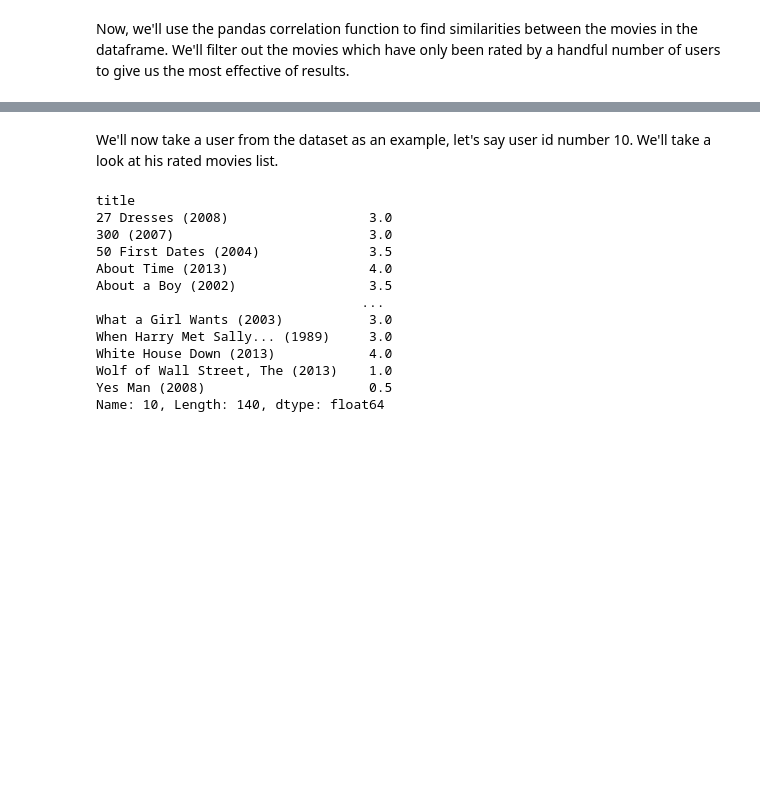
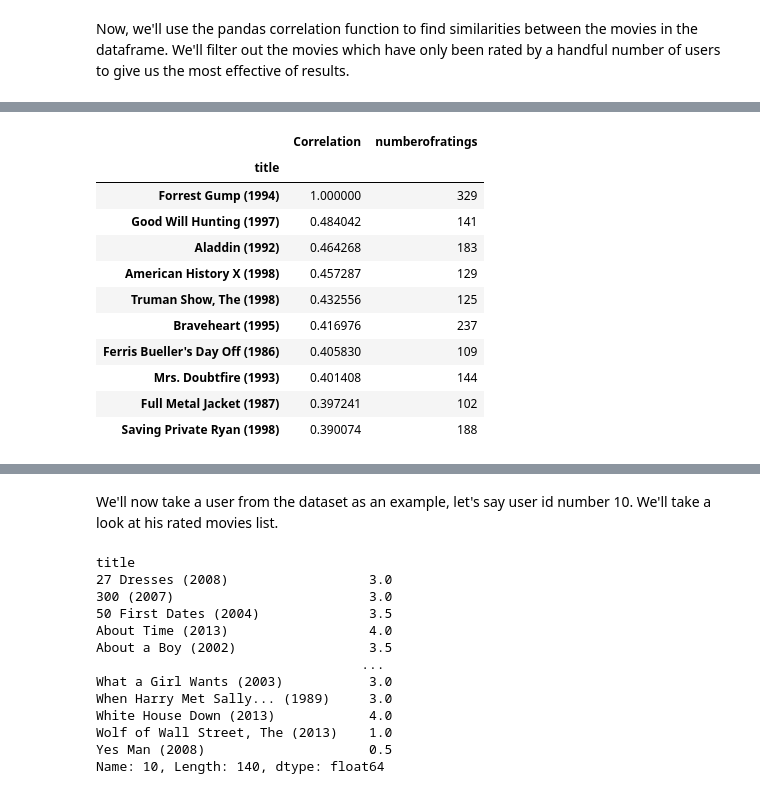
Before and after one commit to hosadman/movie-recommendation-system, a Jupyter notebook: Movie-Recommendation-System.ipynb, the cells around one changed output, grey strips where cells are left out. Drawn from its saved outputs; the diff is of its cells as text; code cells hidden in the pictures; blank space fills up the shorter version.

Commit message:
Added moviewise correlation recommendation

```diff
--- a/Movie-Recommendation-System.ipynb
+++ b/Movie-Recommendation-System.ipynb
@@ -89,0 +115,7 @@ Now, we'll use the pandas correlation function to find similarities between the
+# %%
+GumpCorr= userRatings.corrwith(GumpRatings)
+BraveCorr = userRatings.corrwith(BraveRatings)
+Gumpdf = pd.DataFrame(GumpCorr, columns=['Correlation'])
+Gumpdf.dropna(inplace=True)
+
+Gumpdf.head()
@@ -89,0 +130,4 @@ Now, we'll use the pandas correlation function to find similarities between the
+# %%
+Gumpdf = Gumpdf.join(ratingsdf['numberofratings'])
+
+Gumpdf.head()
@@ -89,0 +142,15 @@ Now, we'll use the pandas correlation function to find similarities between the
+# %%
+Gumpdf[Gumpdf['numberofratings'] > 100].sort_values('Correlation', ascending=False).head(10)
+# %% [output]
+|  | Correlation | numberofratings |
+| title |  |  |
+| Forrest Gump (1994) | 1.000000 | 329 |
+| Good Will Hunting (1997) | 0.484042 | 141 |
+| Aladdin (1992) | 0.464268 | 183 |
+| American History X (1998) | 0.457287 | 129 |
+| Truman Show, The (1998) | 0.432556 | 125 |
+| Braveheart (1995) | 0.416976 | 237 |
+| Ferris Bueller's Day Off (1986) | 0.405830 | 109 |
+| Mrs. Doubtfire (1993) | 0.401408 | 144 |
+| Full Metal Jacket (1987) | 0.397241 | 102 |
+| Saving Private Ryan (1998) | 0.390074 | 188 |
```
Also changed, not shown: parts of 8 cells of this notebook.
